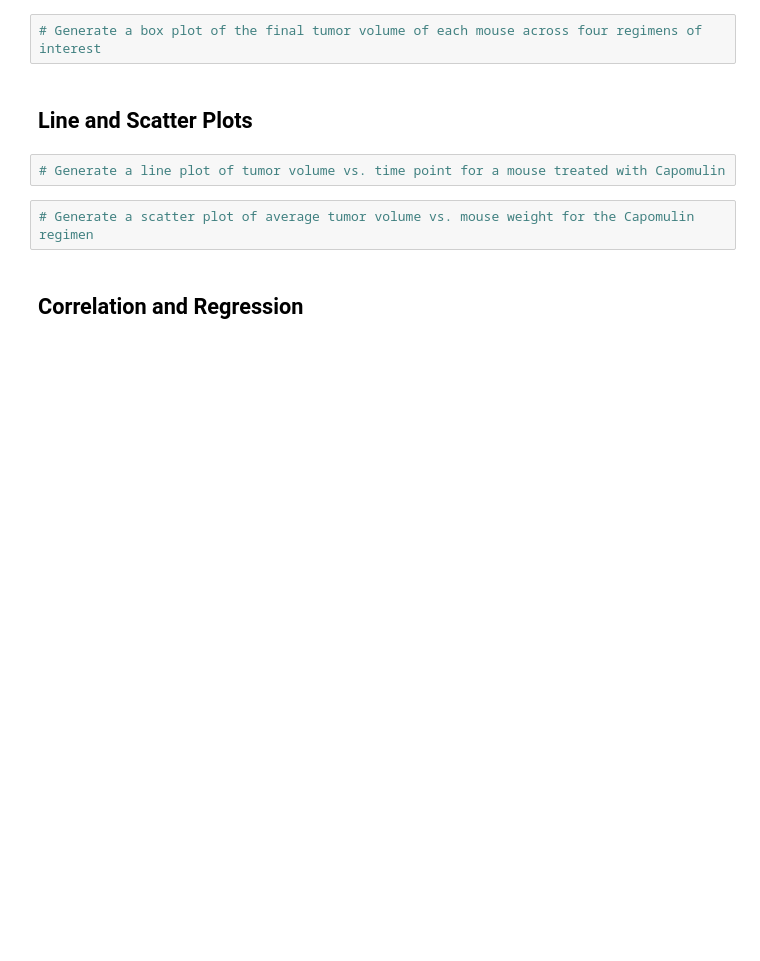
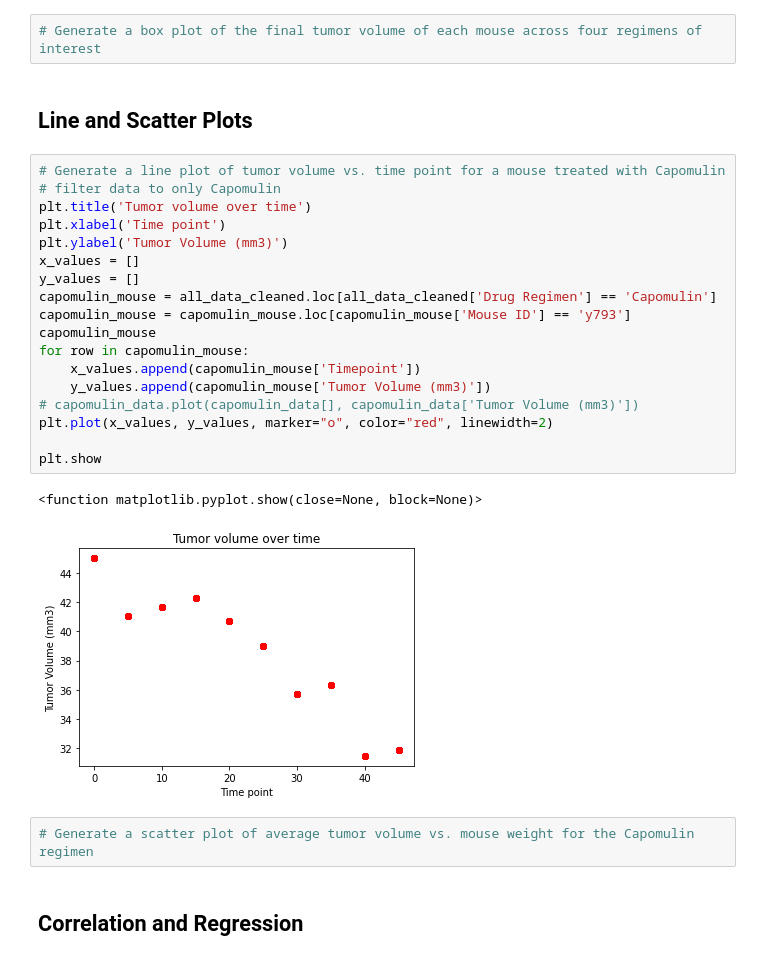
Before and after one commit to eclevela-1234/MatPlotLib_Challenge, a Jupyter notebook: Eliot_Pymaceuticals.ipynb, the cells around one changed output. Saved outputs shown, nothing was run; the diff lists cells and outputs as text; blank space fills up the shorter version.

Commit message:
adding line plot

```diff
--- a/Eliot_Pymaceuticals.ipynb
+++ b/Eliot_Pymaceuticals.ipynb
@@ -314,8 +312,27 @@ Text(0, 0.5, 'Volume (mm3)')
 # Generate a box plot of the final tumor volume of each mouse across four regimens of interest
 # %% [markdown]
 ## Line and Scatter Plots
-# %%
-# Generate a line plot of tumor volume vs. time point for a mouse treated with Capomulin
+# %%
+# Generate a line plot of tumor volume vs. time point for a mouse treated with Capomulin
+# filter data to only Capomulin
+plt.title('Tumor volume over time')
+plt.xlabel('Time point')
+plt.ylabel('Tumor Volume (mm3)')
+x_values = []
+y_values = []
+capomulin_mouse = all_data_cleaned.loc[all_data_cleaned['Drug Regimen'] == 'Capomulin']
+capomulin_mouse = capomulin_mouse.loc[capomulin_mouse['Mouse ID'] == 'y793']
+capomulin_mouse
+for row in capomulin_mouse:
+    x_values.append(capomulin_mouse['Timepoint'])
+    y_values.append(capomulin_mouse['Tumor Volume (mm3)'])
+# capomulin_data.plot(capomulin_data[], capomulin_data['Tumor Volume (mm3)'])
+plt.plot(x_values, y_values, marker="o", color="red", linewidth=2)
+
+plt.show
+# %% [output]
+<function matplotlib.pyplot.show(close=None, block=None)>
+[figure, added]
 # %%
 # Generate a scatter plot of average tumor volume vs. mouse weight for the Capomulin regimen
 # %% [markdown]
```
Also changed, not shown: parts of 1 cell of this notebook.
